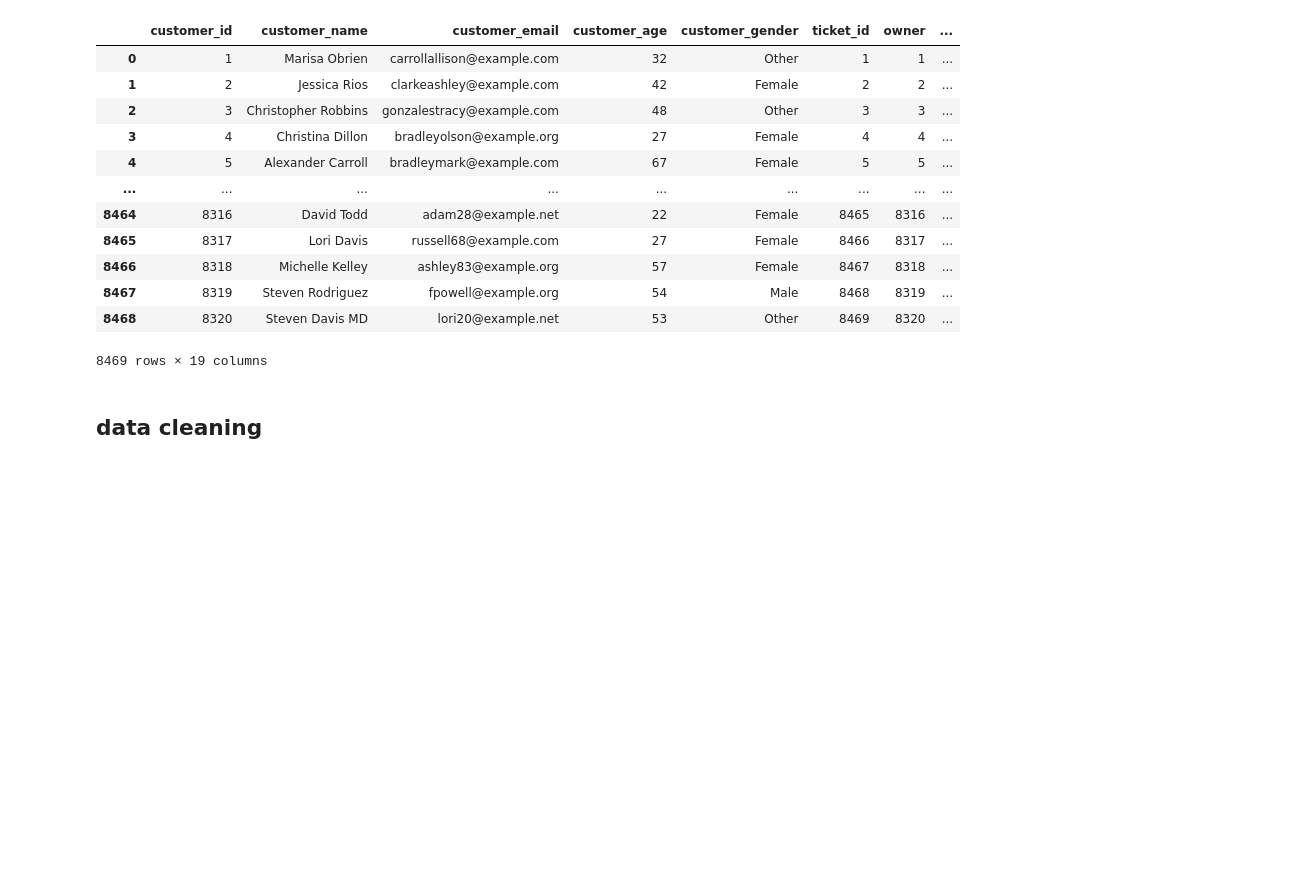
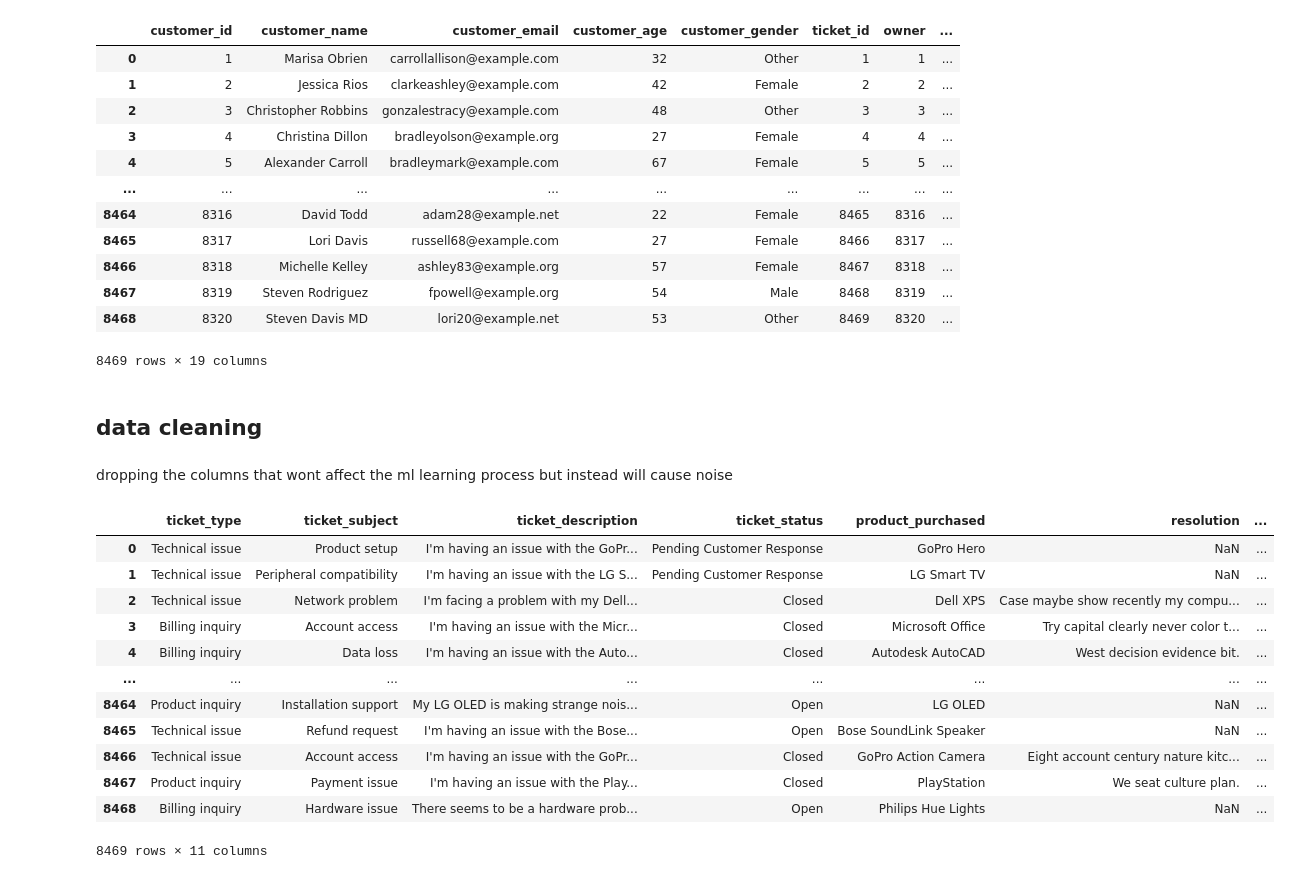
Before and after one commit to hany73-max/TicketSense, a Jupyter notebook: notebooks/data_cleaning.ipynb, the cells around one changed output. Drawn from its saved outputs; the diff is of its cells as text; code cells hidden in the pictures; blank space fills up the shorter version.

Commit message:
progressing thro the data cleaning notebooks not yet finished

```diff
--- a/notebooks/data_cleaning.ipynb
+++ b/notebooks/data_cleaning.ipynb
@@ -20,5 +20,5 @@ init_database()
 Database tables initialized!
 # %%
 stmt = select(Customers, Tickets).join(Tickets, Customers.customer_id == Tickets.owner)
-results = pd.read_sql(stmt, engine)
+df = pd.read_sql(stmt, engine)
 # %%
@@ -39,3 +39,23 @@ results
 8469 rows × 19 columns
 # %% [markdown]
 ## data cleaning
+# %% [markdown]
+dropping the columns that wont affect the ml learning process but instead will cause noise
+# %%
+df = df.drop(["customer_id", "customer_name", "customer_age", "customer_gender", "customer_email", "ticket_id", "owner", "date_of_purchase"], axis=1)
+# %%
+df
+# %% [output]
+|  | ticket_type | ticket_subject | ticket_description | ticket_status | product_purchased | resolution | ... |
+| 0 | Technical issue | Product setup | I'm having an issue with the GoPr... | Pending Customer Response | GoPro Hero | NaN | ... |
+| 1 | Technical issue | Peripheral compatibility | I'm having an issue with the LG S... | Pending Customer Response | LG Smart TV | NaN | ... |
+| 2 | Technical issue | Network problem | I'm facing a problem with my Dell... | Closed | Dell XPS | Case maybe show recently my compu... | ... |
+| 3 | Billing inquiry | Account access | I'm having an issue with the Micr... | Closed | Microsoft Office | Try capital clearly never color t... | ... |
+| 4 | Billing inquiry | Data loss | I'm having an issue with the Auto... | Closed | Autodesk AutoCAD | West decision evidence bit. | ... |
+| ... | ... | ... | ... | ... | ... | ... | ... |
+| 8464 | Product inquiry | Installation support | My LG OLED is making strange nois... | Open | LG OLED | NaN | ... |
+| 8465 | Technical issue | Refund request | I'm having an issue with the Bose... | Open | Bose SoundLink Speaker | NaN | ... |
+| 8466 | Technical issue | Account access | I'm having an issue with the GoPr... | Closed | GoPro Action Camera | Eight account century nature kitc... | ... |
+| 8467 | Product inquiry | Payment issue | I'm having an issue with the Play... | Closed | PlayStation | We seat culture plan. | ... |
+| 8468 | Billing inquiry | Hardware issue | There seems to be a hardware prob... | Open | Philips Hue Lights | NaN | ... |
+8469 rows × 11 columns
```
Also changed, not shown: parts of 6 cells of this notebook.
